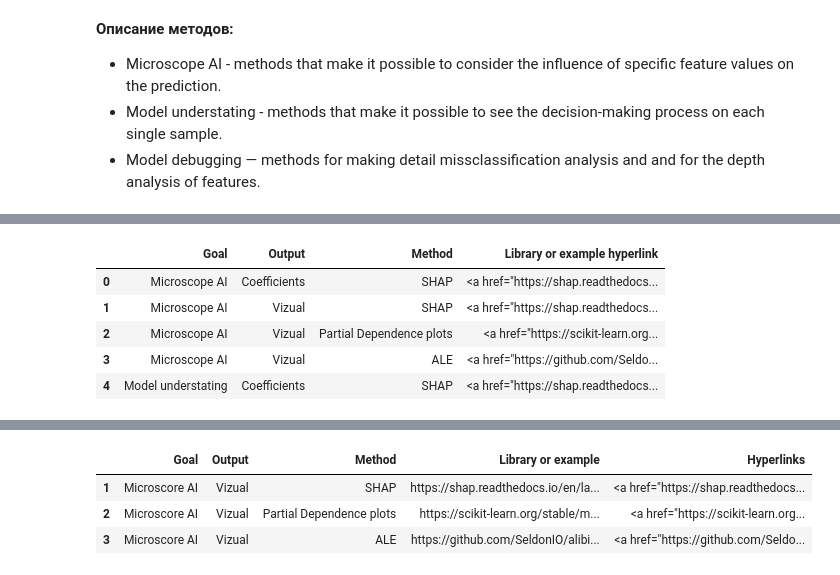
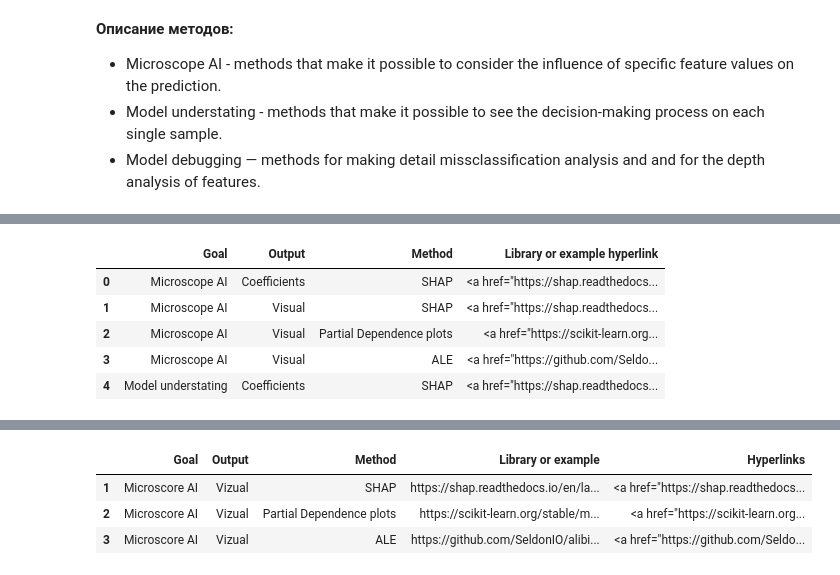
Before and after one commit to SadSabrina/streamlit_XAI_table, a Jupyter notebook: XAI_data.ipynb, the cells around one changed output, grey strips where cells are left out. Saved outputs shown, nothing was run; the diff lists cells and outputs as text; code cells hidden in the pictures.

```diff
--- a/XAI_data.ipynb
+++ b/XAI_data.ipynb
@@ -70,12 +90,12 @@ general_table = pd.read_csv('./data/XAI_md_agnostic_table.csv')
 # %%
-general_table2 = pd.read_csv('./data/xai_md_agnostic_table_cleaned.csv')
+general_table2 = pd.read_csv('./data/md_agnostic_table_cleaned.csv')
 general_table2.head()
 # %% [output]
 |  | Goal | Output | Method | Library or example hyperlink |
 | 0 | Microscope AI | Coefficients | SHAP | <a href="https://shap.readthedocs... |
-| 1 | Microscope AI | Vizual | SHAP | <a href="https://shap.readthedocs... |
-| 2 | Microscope AI | Vizual | Partial Dependence plots | <a href="https://scikit-learn.org... |
-| 3 | Microscope AI | Vizual | ALE | <a href="https://github.com/Seldo... |
+| 1 | Microscope AI | Visual | SHAP | <a href="https://shap.readthedocs... |
+| 2 | Microscope AI | Visual | Partial Dependence plots | <a href="https://scikit-learn.org... |
+| 3 | Microscope AI | Visual | ALE | <a href="https://github.com/Seldo... |
 | 4 | Model understating | Coefficients | SHAP | <a href="https://shap.readthedocs... |
 # %%
 fig = go.Figure(
```
Also changed, not shown: parts of 4 cells of this notebook, 3 other files.
